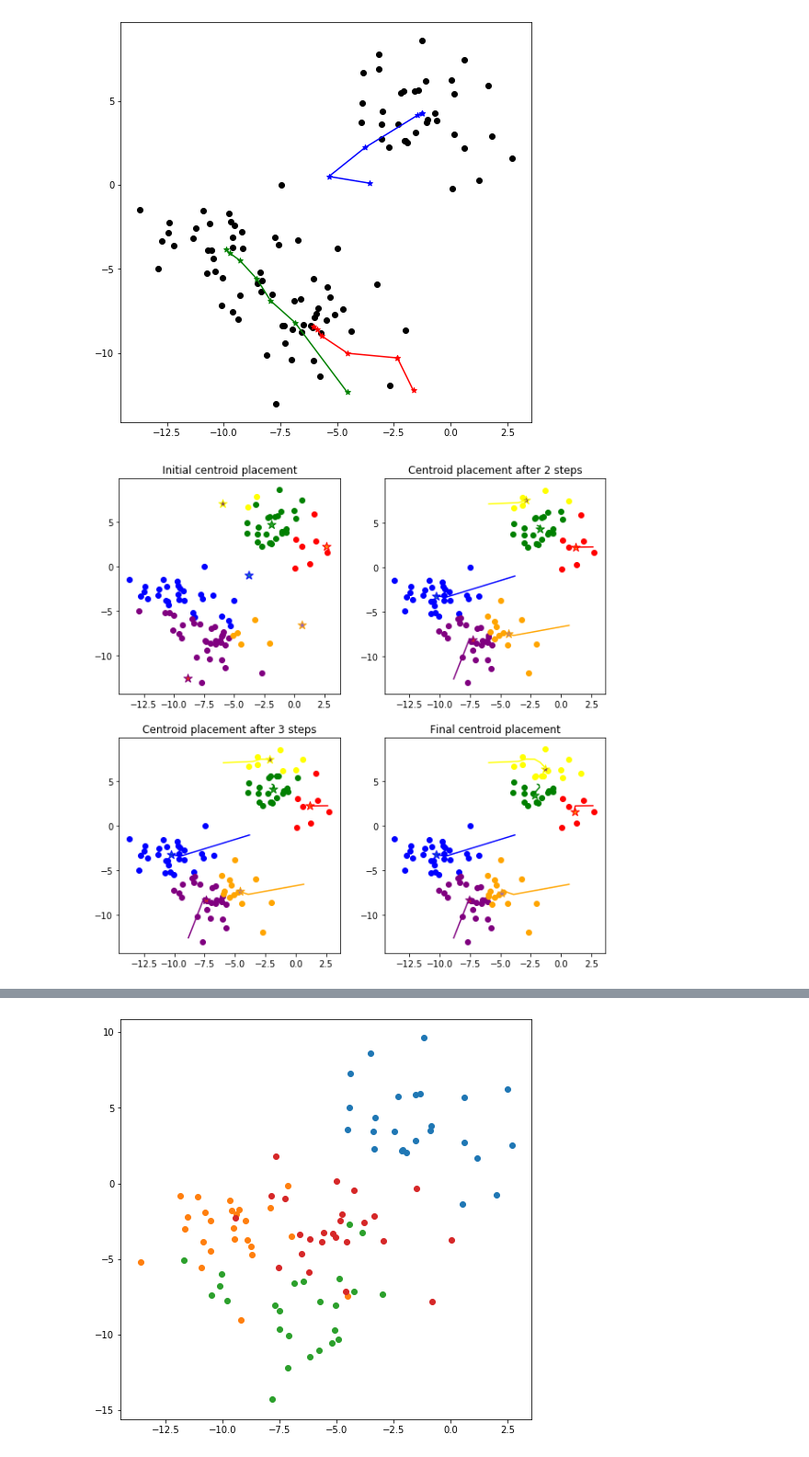
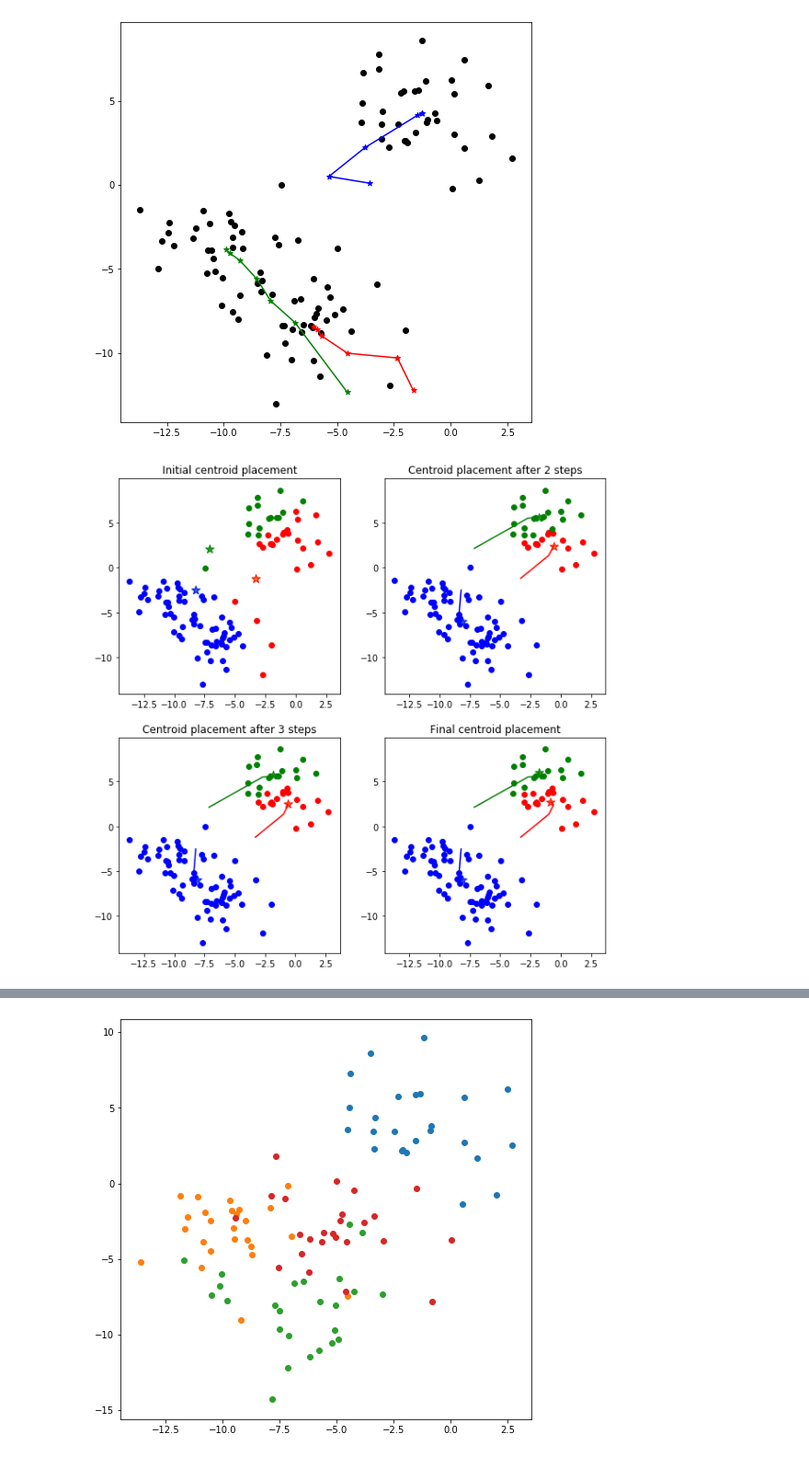
Before and after one commit to max-miller/ds_ground_up, a Jupyter notebook: unsupervised_learning/k_means.ipynb, the cells around one changed output, grey strips where cells are left out. Shown at 92% size. Drawn from its saved outputs; the diff is of its cells as text; code cells hidden in the pictures.

Commit message:
Added k and algorithm selection to clustering visuals

```diff
--- a/unsupervised_learning/k_means.ipynb
+++ b/unsupervised_learning/k_means.ipynb
@@ -174,6 +174,6 @@ def k_means_visuals(X,k,n_steps):
         else:
             ax.set_title(f'Centroid placement after {indexes_to_map[n]} steps')
 # %%
-k_means_visuals(X,6,10)
+k_means_visuals(X,3,10)
 # %% [output]
-[figure, old version]
+[figure, new version]
```
Also changed, not shown: parts of 18 cells of this notebook.
